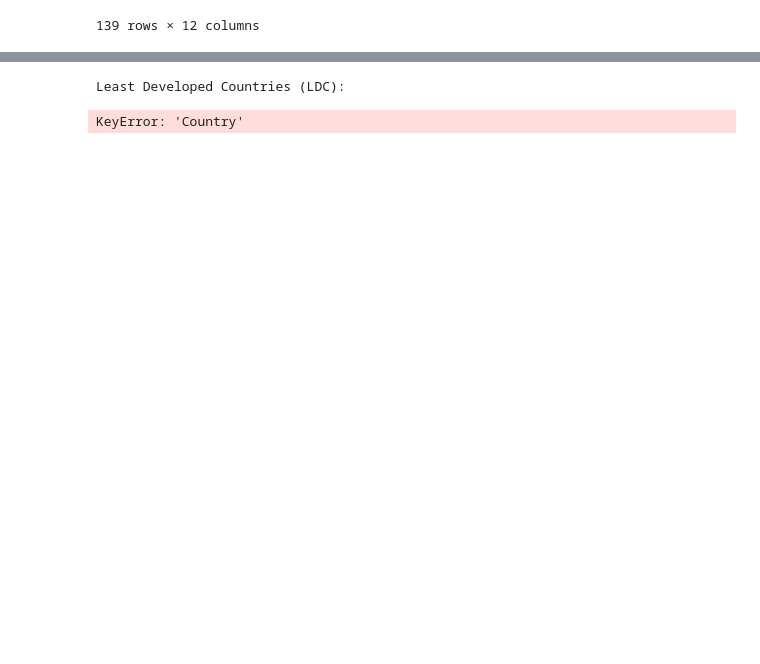
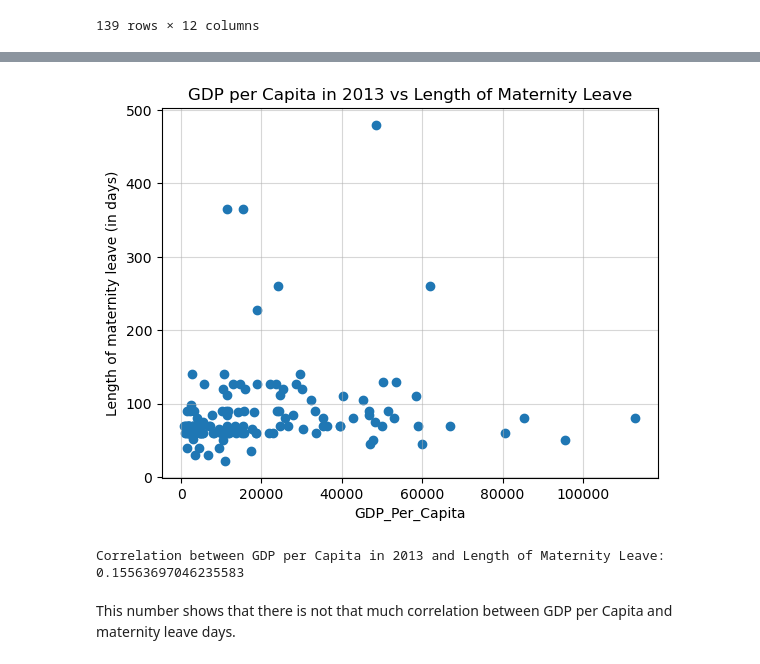
Before and after one commit to nss-data-science-cohort-7/un-exploration-marieljum, a Jupyter notebook: notebooks/solo_exploration.ipynb, the cells around one changed output, grey strips where cells are left out. Drawn from its saved outputs; the diff is of its cells as text; code cells hidden in the pictures; blank space fills up the shorter version.

```diff
--- a/notebooks/solo_exploration.ipynb
+++ b/notebooks/solo_exploration.ipynb
@@ -441,17 +435,0 @@ plt.show()
-# %%
-# check unique values in 'Least Developed Countries (LDC)' column
-
-print('Least Developed Countries (LDC):')
-ldc = merge[merge['Least Developed Countries (LDC)'] == 'x']['Country'].unique()
-# ldc = ldc.sort_values(by='Least Developed Countries (LDC)', ascending=True) # doesn't work on a numpy array
-ldc = sorted(ldc)
-print(ldc)
-print('----------------')
-print('Total:')
-print(len(ldc))
-# print(merge[merge['Least Developed Countries (LDC)'] == 'x']['Country'].unique) # places first row at the very top
-print('----------------')
-# print(merge[merge['Least Developed Countries (LDC)'] == 'x'])
-# %% [output]
-Least Developed Countries (LDC):
-KeyError: 'Country'
@@ -478,2 +436,21 @@ print(len(sids)) # use len() to count the number of unique values
 # %%
-#
+# compare gdp per capita and maternity leave days
+
+plt.scatter(merge['GDP_Per_Capita'], merge['Length of maternity leave (in days)'])
+plt.xlabel('GDP_Per_Capita')
+plt.ylabel('Length of maternity leave (in days)')
+plt.title('GDP per Capita in 2013 vs Length of Maternity Leave')
+plt.grid(True, alpha = 0.5)
+plt.show()
+# %% [output]
+[figure, added]
+# %%
+# correlation between gdp per capita and maternity leave days
+
+print('Correlation between GDP per Capita in 2013 and Length of Maternity Leave:')
+print(merge['GDP_Per_Capita'].corr(merge['Length of maternity leave (in days)']))
+# %% [output]
+Correlation between GDP per Capita in 2013 and Length of Maternity Leave:
+0.15563697046235583
+# %% [markdown]
+This number shows that there is not that much correlation between GDP per Capita and maternity leave days.
```
Also changed, not shown: parts of 19 cells of this notebook.
